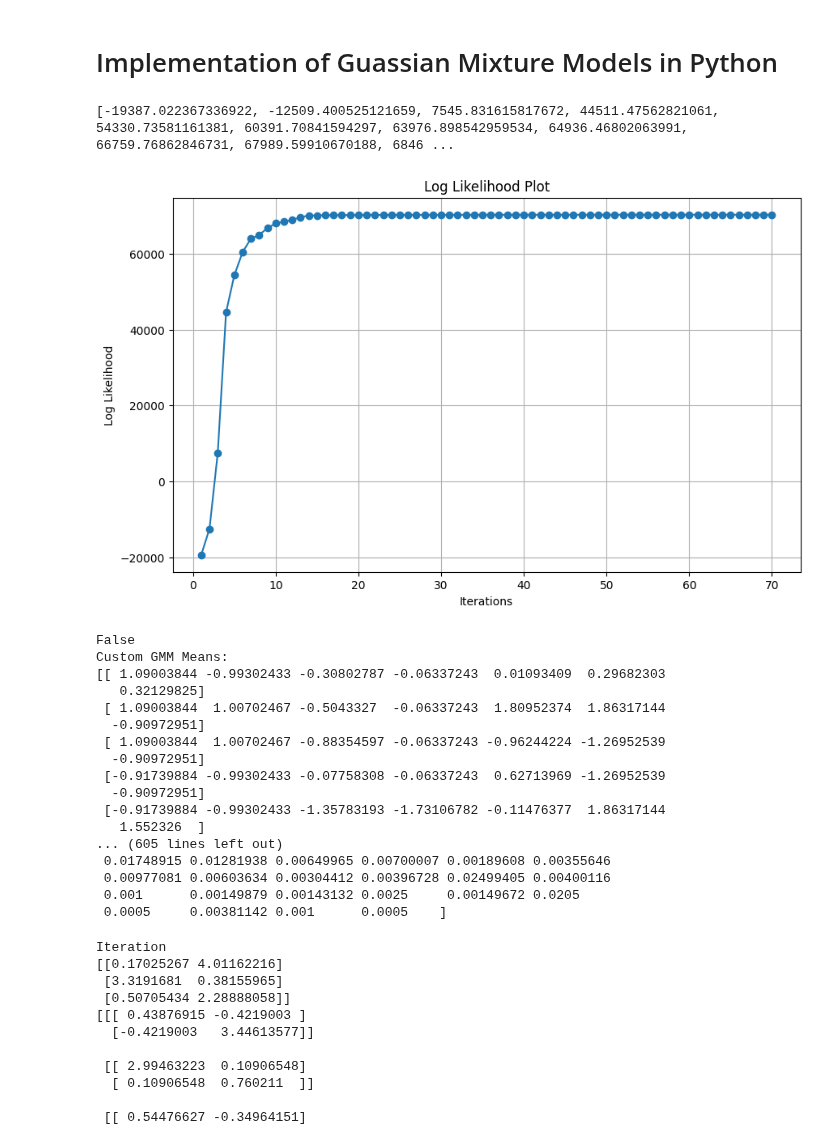
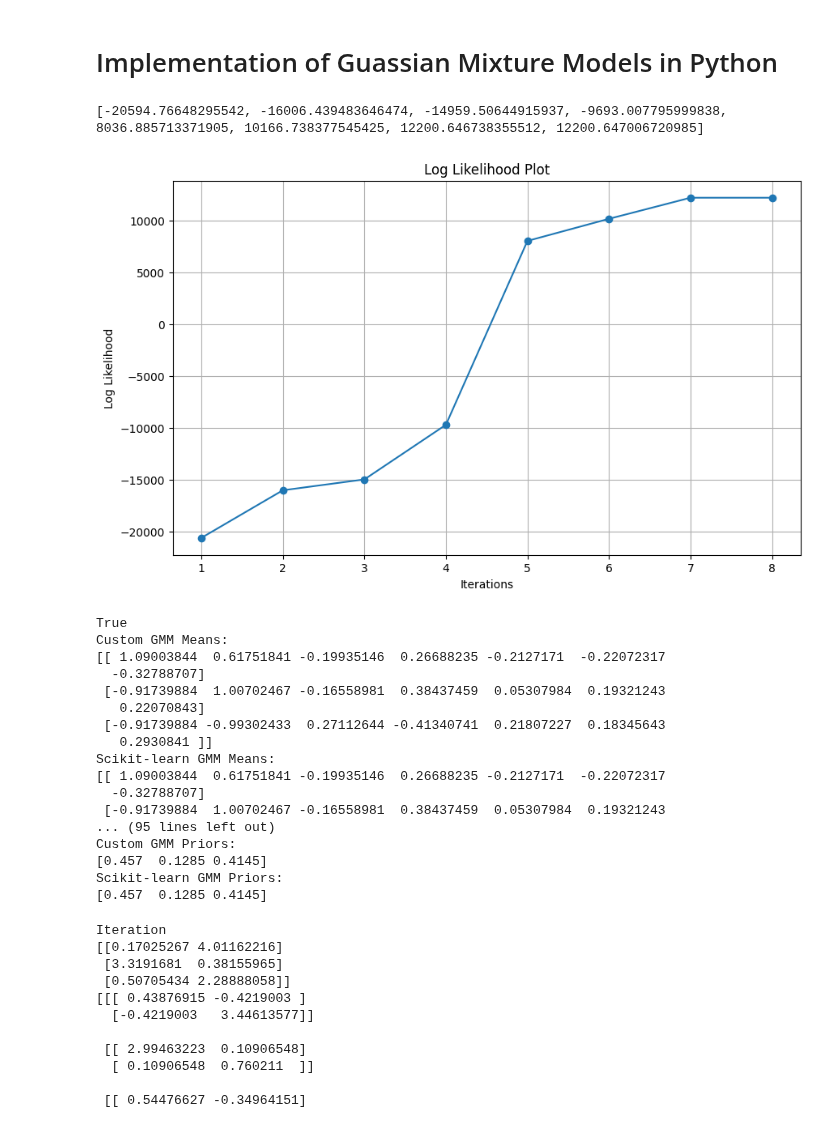
Before and after one commit to ROHIT32767/SMAI-A2, a Jupyter notebook: GMM.ipynb, the cells around one changed output. Saved outputs shown, nothing was run; the diff lists cells and outputs as text; code cells hidden in the pictures.

```diff
--- a/GMM.ipynb
+++ b/GMM.ipynb
@@ -150,5 +128,5 @@ class GMM:
 # %%
-gmm = GMM(n_components = 100, iterations = 70, threshold = 1e-6)
+gmm = GMM(n_components = 3, iterations = 50, threshold = 1e-4)
 means_,covariances_,prior_ = gmm.fit(customer_data)
 
 print(gmm.log_likelihood_trace)
@@ -156,53 +134,53 @@ plt.figure(figsize=(10, 6))
 plt.plot(range(1,len(gmm.log_likelihood_trace)+1), gmm.log_likelihood_trace, marker='o', linestyle='-')
 plt.xlabel('Iterations')
 plt.ylabel('Log Likelihood')
 plt.title('Log Likelihood Plot')
 plt.grid(True)
 plt.show()
 
 
-sklearn_gmm = GaussianMixture(n_components=gmm.n_components, covariance_type='full', tol=gmm.threshold, max_iter=gmm.iterations)
+sklearn_gmm = GaussianMixture(n_components=gmm.n_components, covariance_type='full', tol=gmm.threshold, max_iter=gmm.iterations,random_state=42)
 sklearn_gmm.means_init = means_
 sklearn_gmm.covariances_init = covariances_
 sklearn_gmm.weights_init = prior_
 sklearn_gmm.fit(customer_data)
 
 print(gmm.converged)
 # Compare the results
 print("Custom GMM Means:")
 print(gmm.means_)
 print("Scikit-learn GMM Means:")
 print(sklearn_gmm.means_)
 
 print("\nCustom GMM Covariances:")
 print(gmm.covariances_)
 print("Scikit-learn GMM Covariances:")
 print(sklearn_gmm.covariances_)
 
 print("\nCustom GMM Priors:")
 print(gmm.prior_)
 print("Scikit-learn GMM Priors:")
 print(sklearn_gmm.weights_)
 # %% [output]
-[-19387.022367336922, -12509.400525121659, 7545.831615817672, 44511.47562821061, 54330.73581161381, 60391.70841594297, 63976.898542959534, 64936.46802063991, 66759.76862846731, 67989.59910670188, 6846 ...
+[-20594.76648295542, -16006.439483646474, -14959.50644915937, -9693.007795999838, 8036.885713371905, 10166.738377545425, 12200.646738355512, 12200.647006720985]
-[figure, old version]
+[figure, new version]
-False
+True
 Custom GMM Means:
-[[ 1.09003844 -0.99302433 -0.30802787 -0.06337243  0.01093409  0.29682303
-   0.32129825]
- [ 1.09003844  1.00702467 -0.5043327  -0.06337243  1.80952374  1.86317144
-  -0.90972951]
- [ 1.09003844  1.00702467 -0.88354597 -0.06337243 -0.96244224 -1.26952539
-  -0.90972951]
- [-0.91739884 -0.99302433 -0.07758308 -0.06337243  0.62713969 -1.26952539
-  -0.90972951]
- [-0.91739884 -0.99302433 -1.35783193 -1.73106782 -0.11476377  1.86317144
-   1.552326  ]
-... (605 lines left out)
- 0.01748915 0.01281938 0.00649965 0.00700007 0.00189608 0.00355646
- 0.00977081 0.00603634 0.00304412 0.00396728 0.02499405 0.00400116
- 0.001      0.00149879 0.00143132 0.0025     0.00149672 0.0205
- 0.0005     0.00381142 0.001      0.0005    ]
+[[ 1.09003844  0.61751841 -0.19935146  0.26688235 -0.2127171  -0.22072317
+  -0.32788707]
+ [-0.91739884  1.00702467 -0.16558981  0.38437459  0.05307984  0.19321243
+   0.22070843]
+ [-0.91739884 -0.99302433  0.27112644 -0.41340741  0.21807227  0.18345643
+   0.2930841 ]]
+Scikit-learn GMM Means:
+[[ 1.09003844  0.61751841 -0.19935146  0.26688235 -0.2127171  -0.22072317
+  -0.32788707]
+ [-0.91739884  1.00702467 -0.16558981  0.38437459  0.05307984  0.19321243
+... (95 lines left out)
+Custom GMM Priors:
+[0.457  0.1285 0.4145]
+Scikit-learn GMM Priors:
+[0.457  0.1285 0.4145]
 # %%
 def generate_data(n_data, means, covariances, weights):
     """creates a list of data points"""
```
Also changed, not shown: parts of 2 cells of this notebook.
